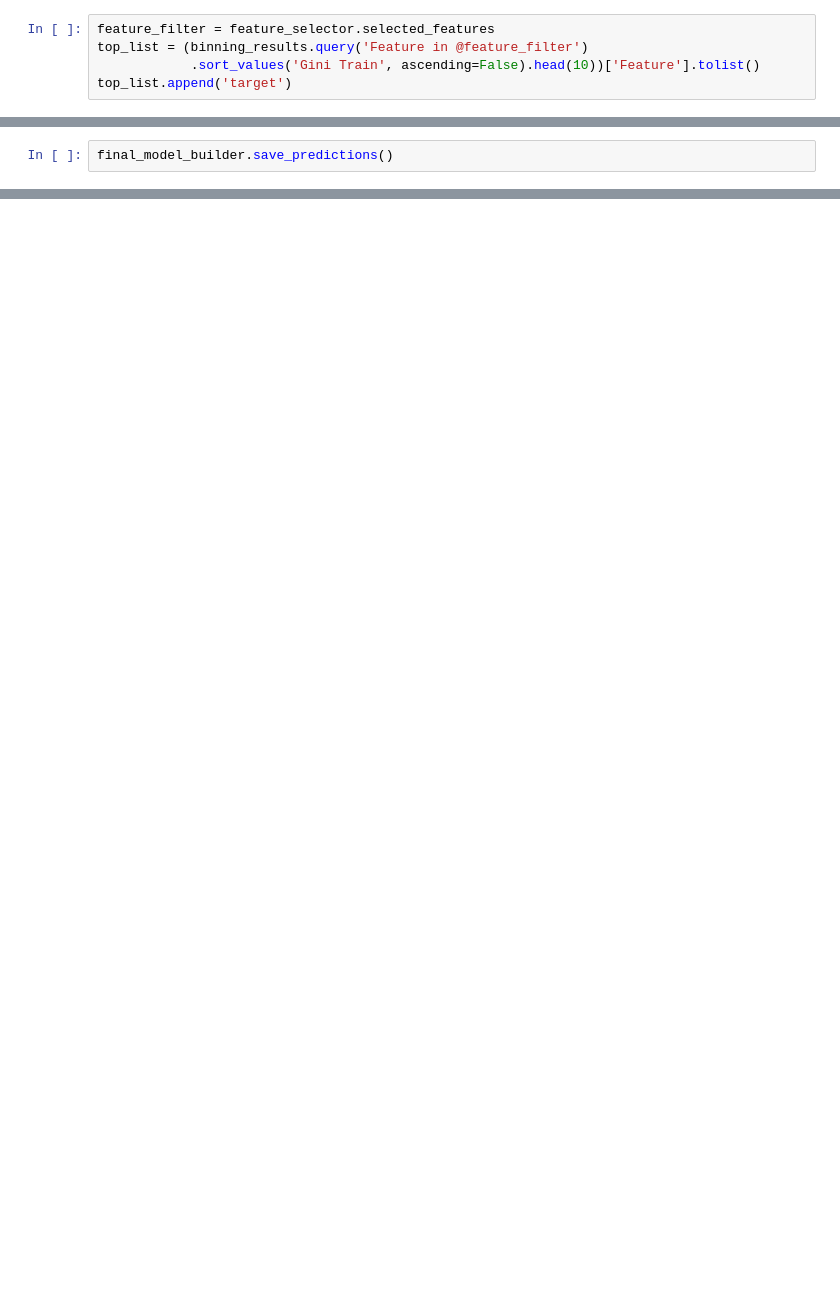
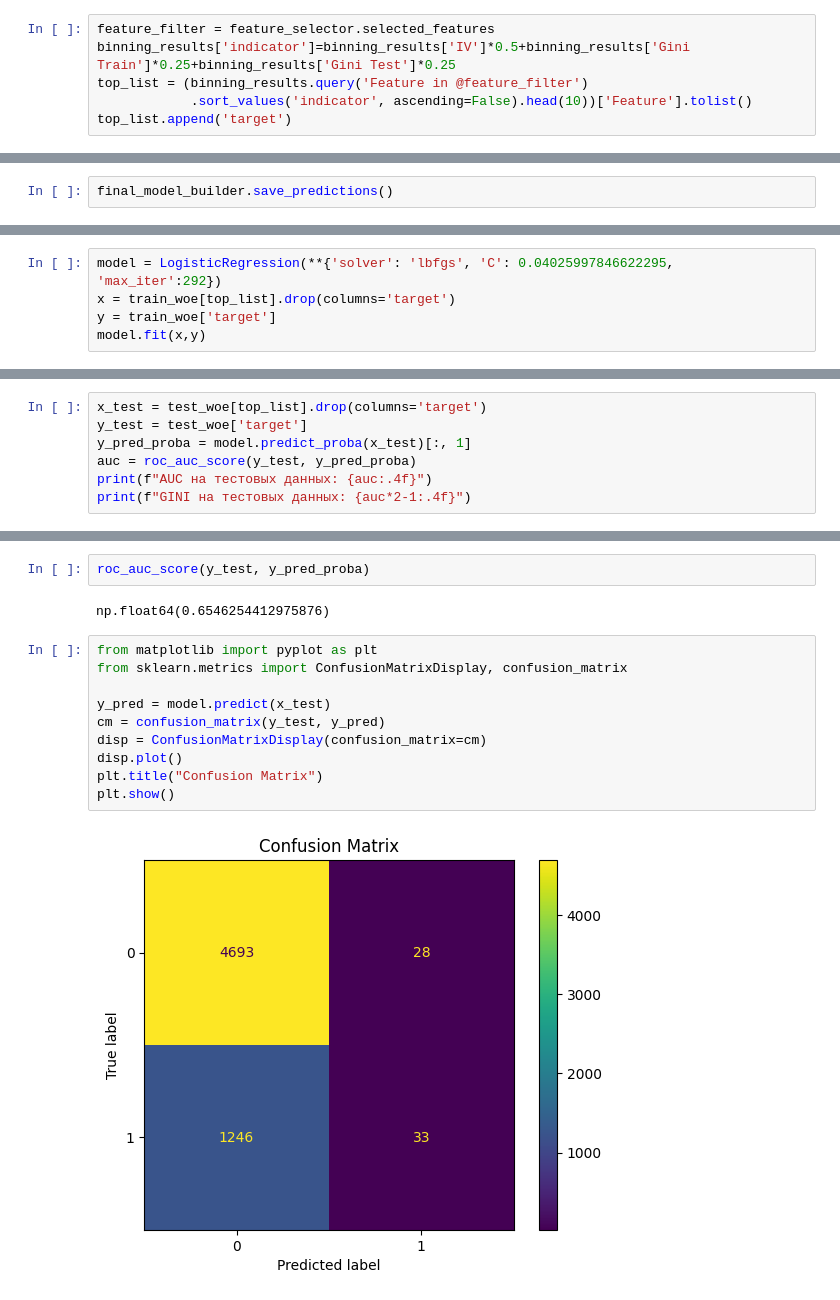
Before and after one commit to sergandri/bank_scoring, a Jupyter notebook: eda/draft.ipynb, the cells around one changed output, grey strips where cells are left out. Cells and saved outputs as stored; diff of their text form; blank space fills up the shorter version.

```diff
--- a/eda/draft.ipynb
+++ b/eda/draft.ipynb
@@ -293,7 +434,8 @@ list(set(feature_selector.selected_features_corr).intersection(set(feature_selec
 # %%
 feature_filter = feature_selector.selected_features
+binning_results['indicator']=binning_results['IV']*0.5+binning_results['Gini Train']*0.25+binning_results['Gini Test']*0.25
 top_list = (binning_results.query('Feature in @feature_filter')
-            .sort_values('Gini Train', ascending=False).head(10))['Feature'].tolist()
+            .sort_values('indicator', ascending=False).head(10))['Feature'].tolist()
 top_list.append('target')
 # %%
 train_woe[top_list]
@@ -318,0 +582,5 @@ pd.read_csv('test_result.csv')
+# %%
+model = LogisticRegression(**{'solver': 'lbfgs', 'C': 0.04025997846622295, 'max_iter':292})
+x = train_woe[top_list].drop(columns='target')
+y = train_woe['target']
+model.fit(x,y)
@@ -318,0 +597,7 @@ pd.read_csv('test_result.csv')
+# %%
+x_test = test_woe[top_list].drop(columns='target')
+y_test = test_woe['target']
+y_pred_proba = model.predict_proba(x_test)[:, 1]
+auc = roc_auc_score(y_test, y_pred_proba)
+print(f"AUC на тестовых данных: {auc:.4f}")
+print(f"GINI на тестовых данных: {auc*2-1:.4f}")
@@ -318,0 +633,16 @@ pd.read_csv('test_result.csv')
+# %%
+roc_auc_score(y_test, y_pred_proba)
+# %% [output]
+np.float64(0.6546254412975876)
+# %%
+from matplotlib import pyplot as plt
+from sklearn.metrics import ConfusionMatrixDisplay, confusion_matrix
+
+y_pred = model.predict(x_test)
+cm = confusion_matrix(y_test, y_pred)
+disp = ConfusionMatrixDisplay(confusion_matrix=cm)
+disp.plot()
+plt.title("Confusion Matrix")
+plt.show()
+# %% [output]
+[figure, added]
```
Also changed, not shown: parts of 32 cells of this notebook, 10 other files.
